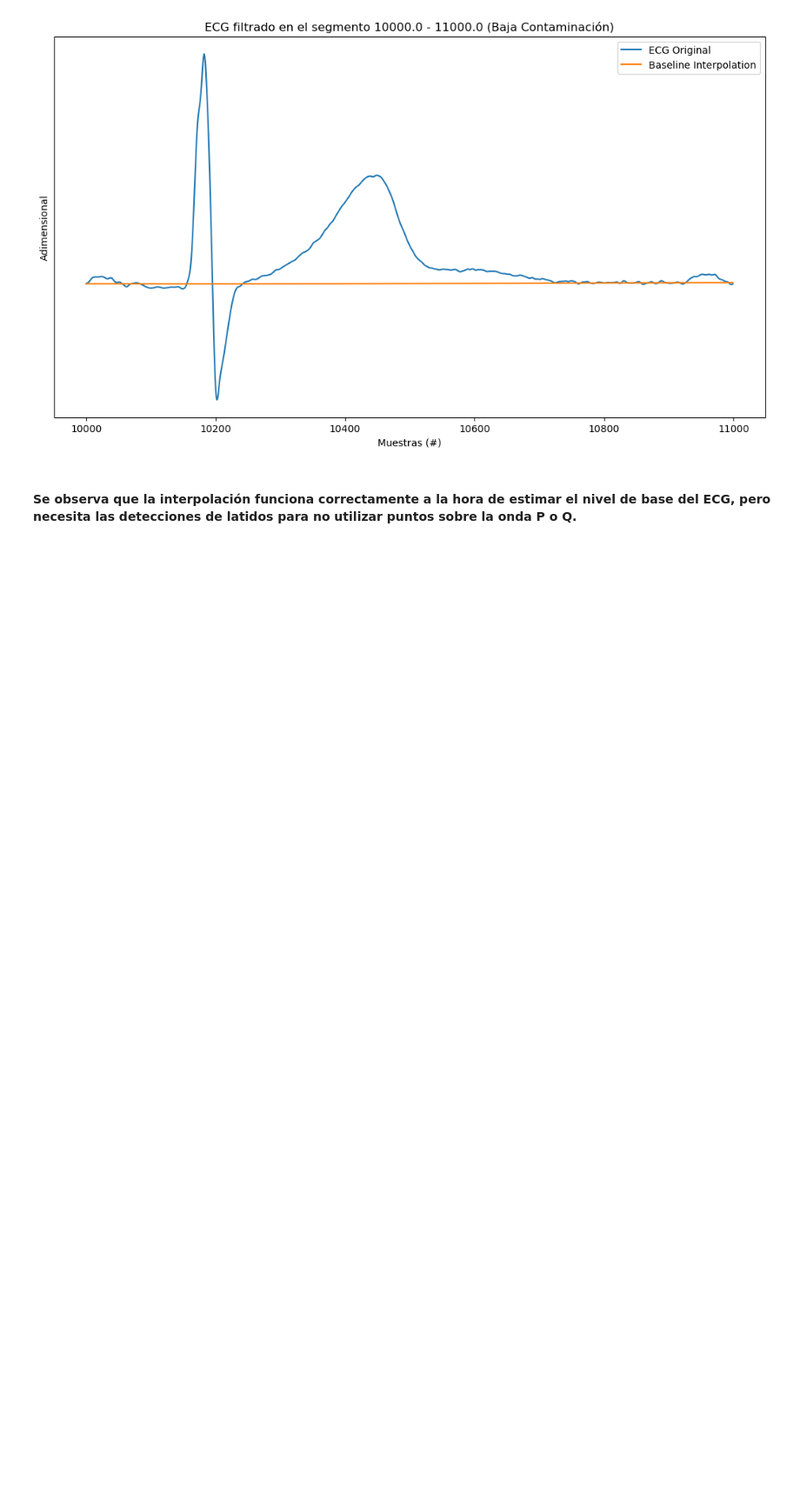
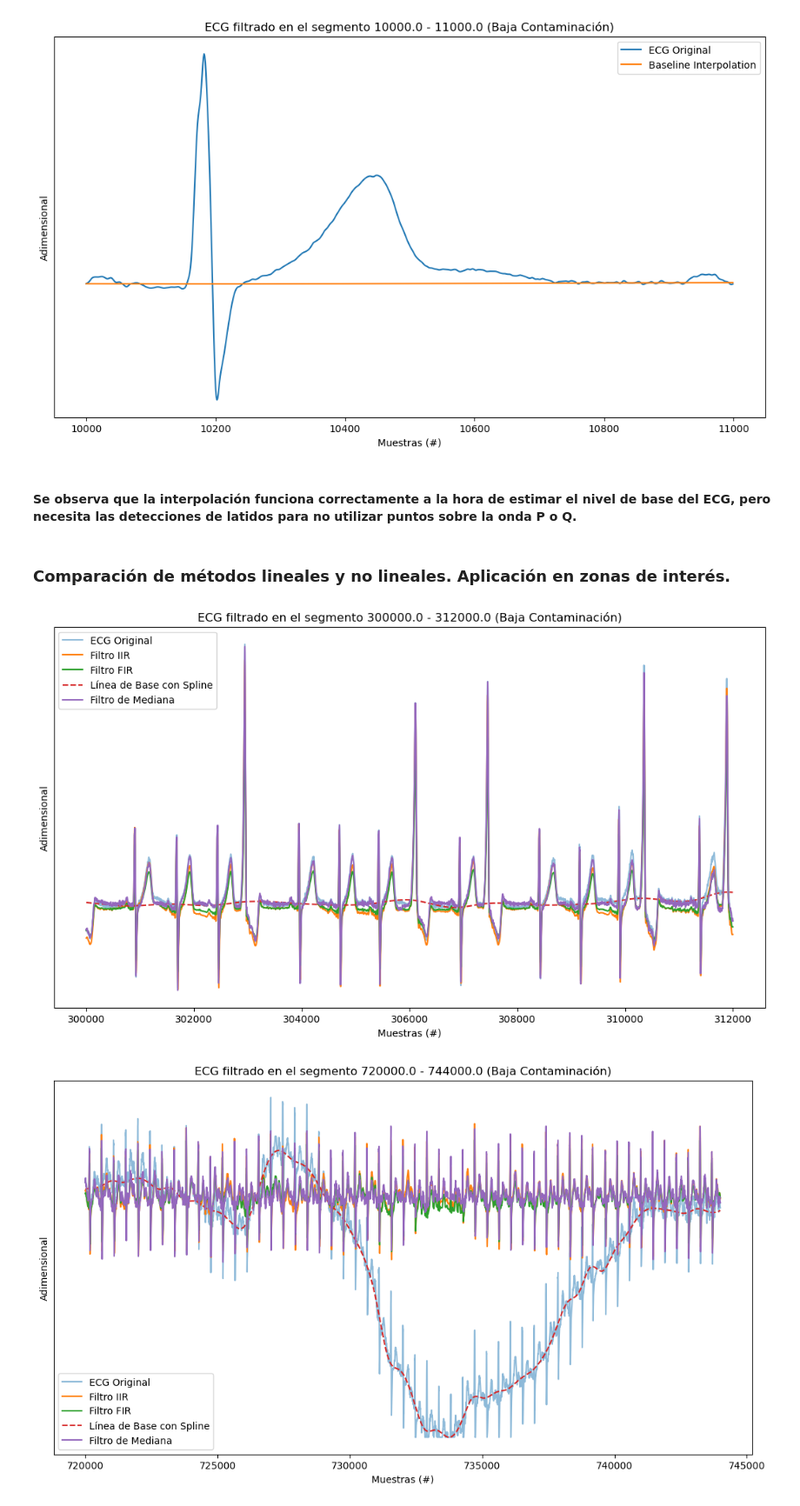
Before and after one commit to esilvaUTN/PDS, a Jupyter notebook: ts/TS10/ts10_Filtering_ECG.ipynb, the cells around one changed output. Shown at 87% size. Saved outputs shown, nothing was run; the diff lists cells and outputs as text; code cells hidden in the pictures; blank space fills up the shorter version.

```diff
--- a/ts/TS10/ts10_Filtering_ECG.ipynb
+++ b/ts/TS10/ts10_Filtering_ECG.ipynb
@@ -193,3 +193,48 @@ for ii in regs_interes:
 [figure]
 # %% [markdown]
 #### Se observa que la interpolación funciona correctamente a la hora de estimar el nivel de base del ECG, pero necesita las detecciones de latidos para no utilizar puntos sobre la onda P o Q.
+# %% [markdown]
+### Comparación de métodos lineales y no lineales. Aplicación en zonas de interés.
+# %%
+#Agrego filtro FIR de ventana para la comparación
+cant_coeficientes = 10001
+num_win = sig.firwin2(cant_coeficientes, frecs, gains, window='blackmanharris')
+den = 1
+w, h = sig.freqz(num_win, worN=20000)
+ECG_f_win = sig.filtfilt(num_win, den, ecg_one_lead)
+
+# Segmentos de interés
+regs_interes = (
+        np.array([5, 5.2]) *60*fs, # minutos a muestras
+        np.array([12, 12.4]) *60*fs, # minutos a muestras
+        np.array([15, 15.2]) *60*fs, # minutos a muestras
+        [4000, 5500], # muestras
+        [10e3, 11e3], # muestras
+        )
+
+for ii in regs_interes:
+
+    zoom_region = np.arange(np.max([0, ii[0]]), np.min([cant_muestras, ii[1]]), dtype='uint')
+
+    ecg_baseline = interpol.CubicSpline(k, v)
+    x_interpol = np.linspace(zoom_region.min(), zoom_region.max(), 10*len(zoom_region))
+    med_filt = sig.medfilt(sig.medfilt(ecg_one_lead[zoom_region], 201), 601)
+    ecg_filt = ecg_one_lead[zoom_region] - med_filt
+
+    plt.figure(facecolor='w', edgecolor='k')
+    plt.plot(zoom_region, ecg_one_lead[zoom_region], label='ECG Original', alpha=0.5)
+    plt.plot(zoom_region, ECG_f_butt[zoom_region], label='Filtro IIR')
+    plt.plot(zoom_region, ECG_f_win[zoom_region], label='Filtro FIR')
+    plt.plot(x_interpol, ecg_baseline(x_interpol), label="Línea de Base con Spline", linestyle='--')
+    plt.plot(zoom_region, ecg_filt, label='Filtro de Mediana')
+
+    plt.title('ECG filtrado en el segmento ' + str(ii[0]) + ' - ' + str(ii[1]) + ' (Baja Contaminación)')
+    plt.ylabel('Adimensional')
+    plt.xlabel('Muestras (#)')
+
+    axes_hdl = plt.gca()
+    axes_hdl.legend()
+    axes_hdl.set_yticks(())
+# %% [output]
+[figure, added]
+[figure, added]
```
Also changed, not shown: parts of 3 cells of this notebook, 2 other files.
